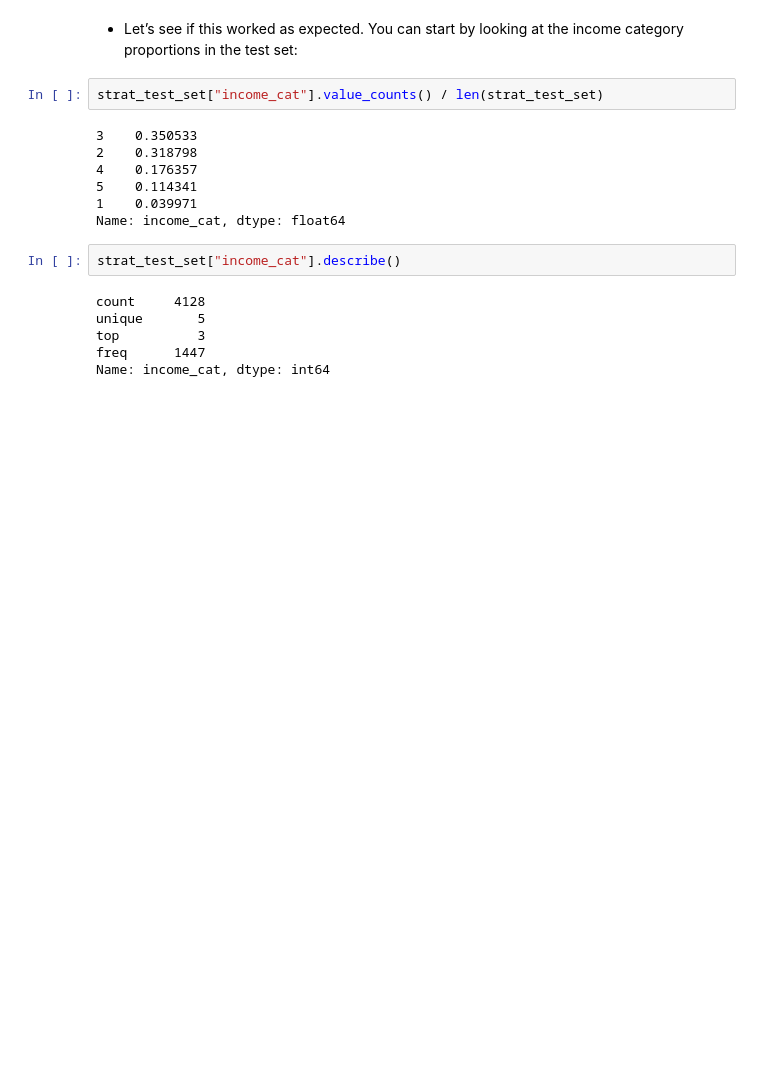
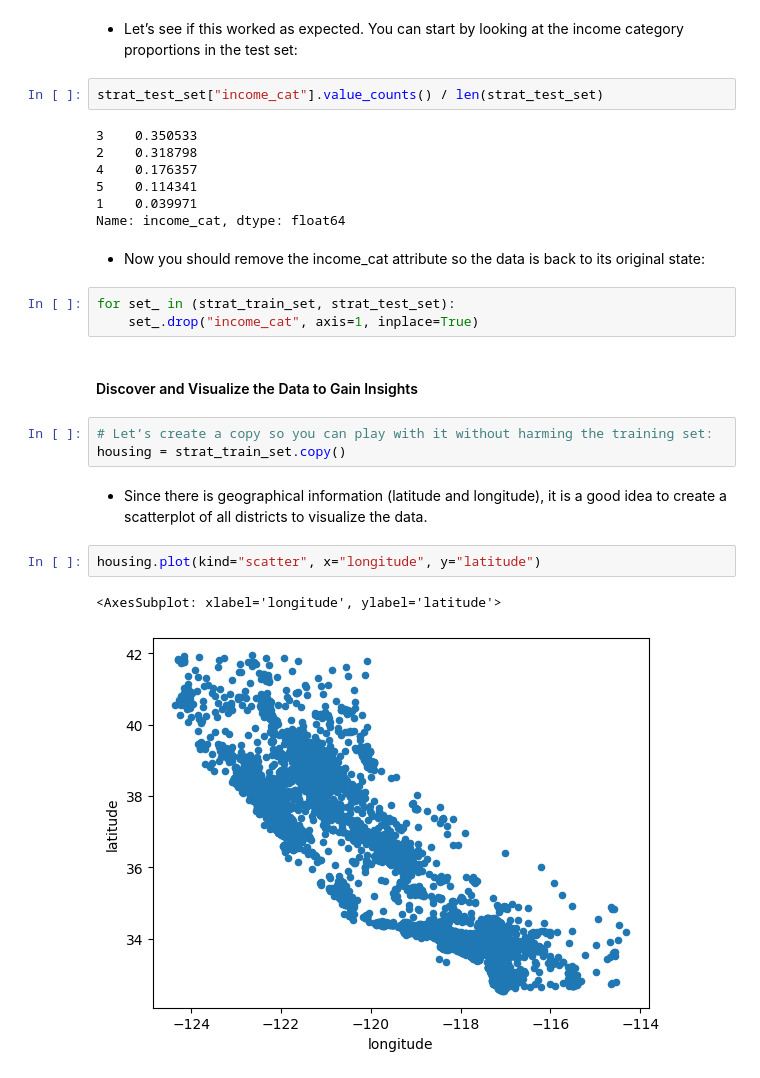
Before and after one commit to DucHUNG312/hands_on_ml, a Jupyter notebook: Housing.ipynb, the cells around one changed output. Drawn from its saved outputs; the diff is of its cells as text; blank space fills up the shorter version.

```diff
--- a/Housing.ipynb
+++ b/Housing.ipynb
@@ -163,11 +165,20 @@ strat_test_set["income_cat"].value_counts() / len(strat_test_set)
 5    0.114341
 1    0.039971
 Name: income_cat, dtype: float64
+# %% [markdown]
+- Now you should remove the income_cat attribute so the data is back to its original state:
 # %%
-strat_test_set["income_cat"].describe()
+for set_ in (strat_train_set, strat_test_set):
+    set_.drop("income_cat", axis=1, inplace=True)
-# %% [output]
-count     4128
-unique       5
-top          3
-freq      1447
-Name: income_cat, dtype: int64
+# %% [markdown]
+#### Discover and Visualize the Data to Gain Insights
+# %%
+# Let’s create a copy so you can play with it without harming the training set:
+housing = strat_train_set.copy()
+# %% [markdown]
+- Since there is geographical information (latitude and longitude), it is a good idea to create a scatterplot of all districts to visualize the data.
+# %%
+housing.plot(kind="scatter", x="longitude", y="latitude")
+# %% [output]
+<AxesSubplot: xlabel='longitude', ylabel='latitude'>
+[figure, added]
```
Also changed, not shown: parts of 9 cells of this notebook.
